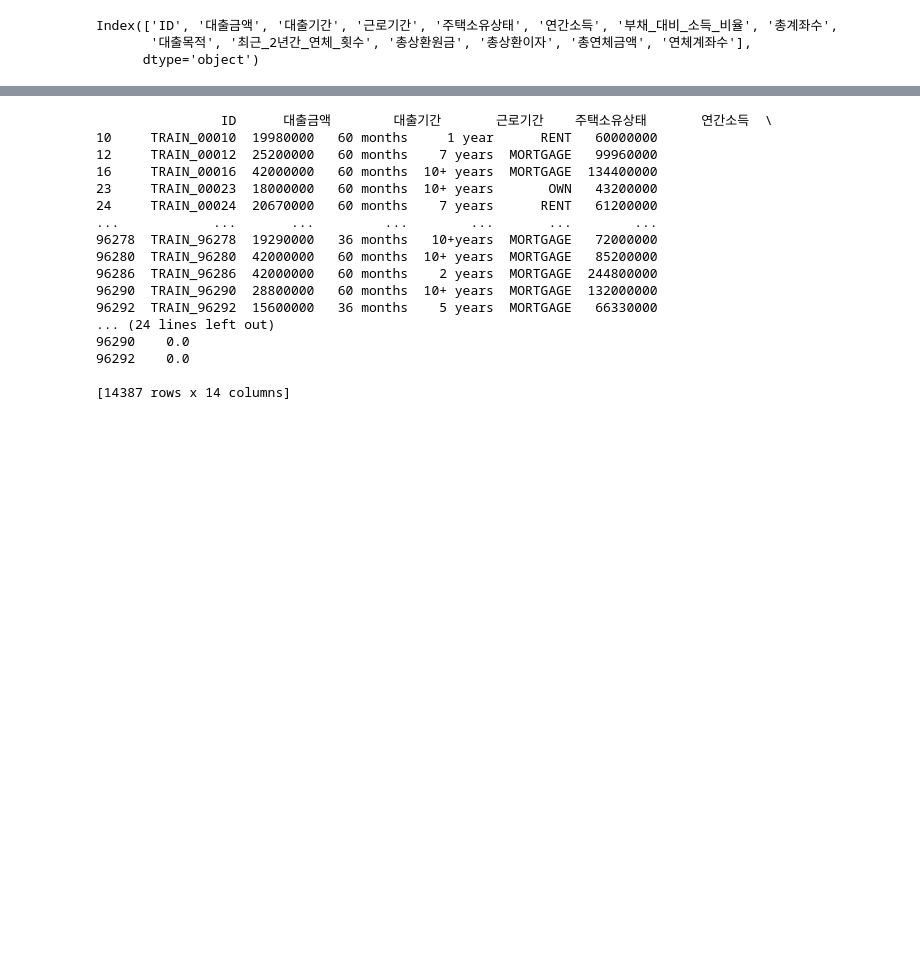
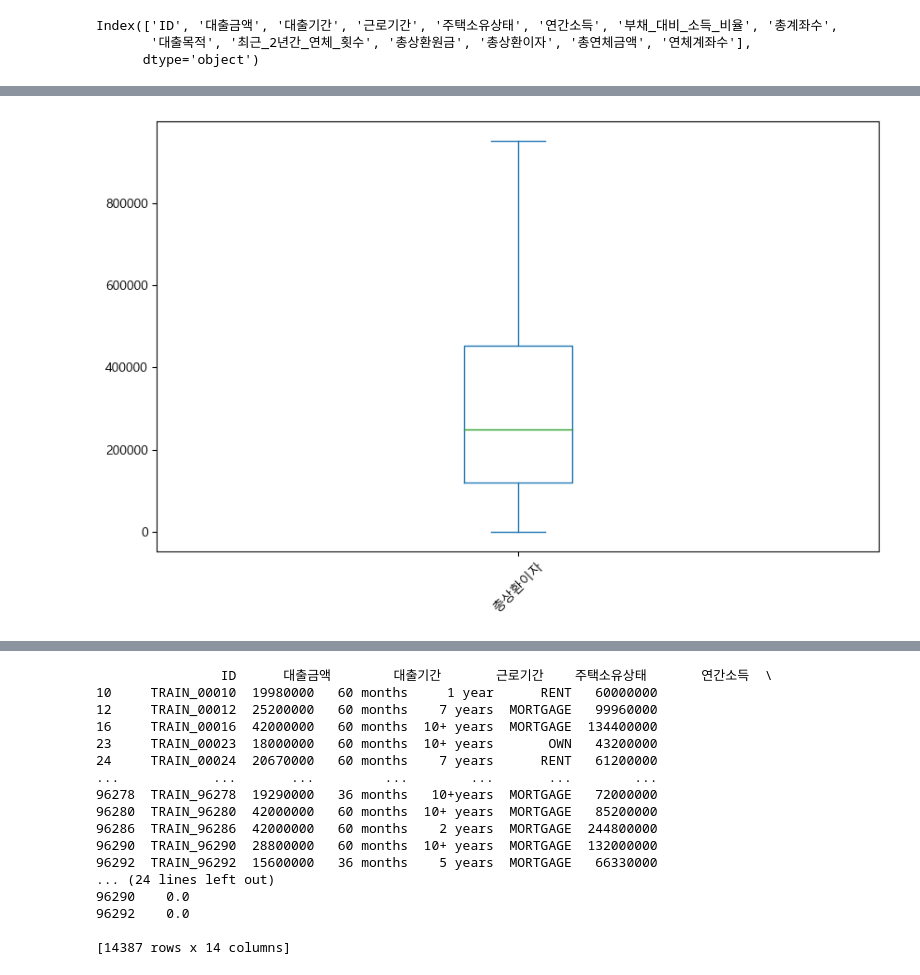
Before and after one commit to Nvuly/Customer_Loan_Rating_Hackathon, a Jupyter notebook: Customer_Loan_Rating_Hackathon.ipynb, the cells around one changed output, grey strips where cells are left out. Cells and saved outputs as stored; diff of their text form; code cells hidden in the pictures; blank space fills up the shorter version.

```diff
--- a/Customer_Loan_Rating_Hackathon.ipynb
+++ b/Customer_Loan_Rating_Hackathon.ipynb
@@ -2435,0 +2606,65 @@ plt.show()
+# %%
+# 총상환이자 컬럼의 여덟번째 이상치 확인 및 제거
+
+'''
+1. IQR = Q3- Q1
+2. 정상 범위의 취소 : Q1 - (IQR*1.5)
+3. 정상 범위의 최대 : Q3 + (IQR*1.5)
+'''
+
+cleaned_int12.plot(kind='box', rot=45)
+plt.show()
+
+'''
+
+이상치 존재
+
+'''
+
+
+
+q1 = cleaned_int12.quantile(q=0.25)
+
+q3 = cleaned_int12.quantile(q=0.75)
+
+iqr = q3 - q1
+
+print(f'1사분위값 : \n{q1}')
+print('*'*80)
+print(f'3사분위값 : \n{q3}')
+print('*'*80)
+
+print(f'총상환이자 컬럼의 아홉번째 iqr = {iqr}')
+
+print('*'*80)
+
+# 정상 범위의 최솟값
+min = q1 - ( iqr * 1.5)
+print(f'총상환이자컬럼의 아홉번째 정상범위의 최솟값 : {min}')
+
+# 정상 범위의 최댓값
+max = q3 + ( iqr * 1.5)
+print(f'총상환이자컬럼의 아홉번째 정상범위의 최댓값 : {max}')
+
+print('*'*80)
+
+condition = (cleaned_int12<min) | (cleaned_int12>max)
+
+print('*'*80)
+
+outlier = cleaned_int12[condition]
+
+print(f'총상환이자 컬럼의 아홉번째 이상치 : \n{outlier}')
+
+outlier_index = cleaned_int12[condition].index
+
+print('*'*80)
+
+# 이후에 drop()으로 이상치 제거
+# df.col.drop(index=[이상치 행의 인덱스])
+cleaned_int13 = cleaned_int12.drop(index=outlier_index)
+print(f'최종 결과 : \n{cleaned_int13}')
+
+print('*'*80)
+# %% [output]
+[figure, added]
```
Also changed, not shown: parts of 59 cells of this notebook, 1 other file.
